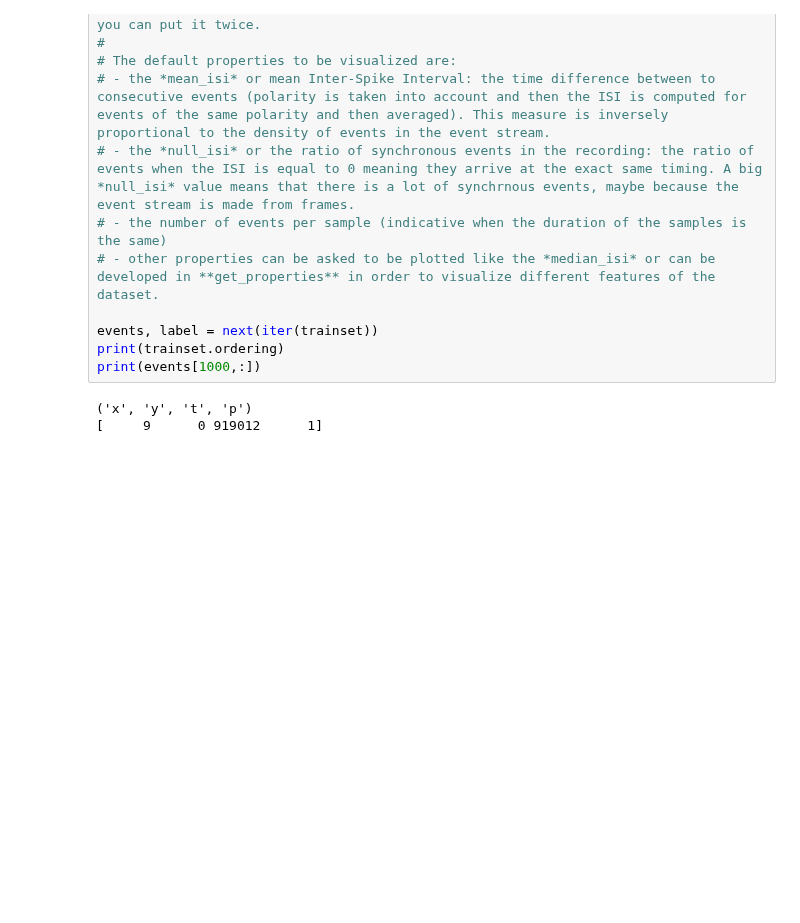
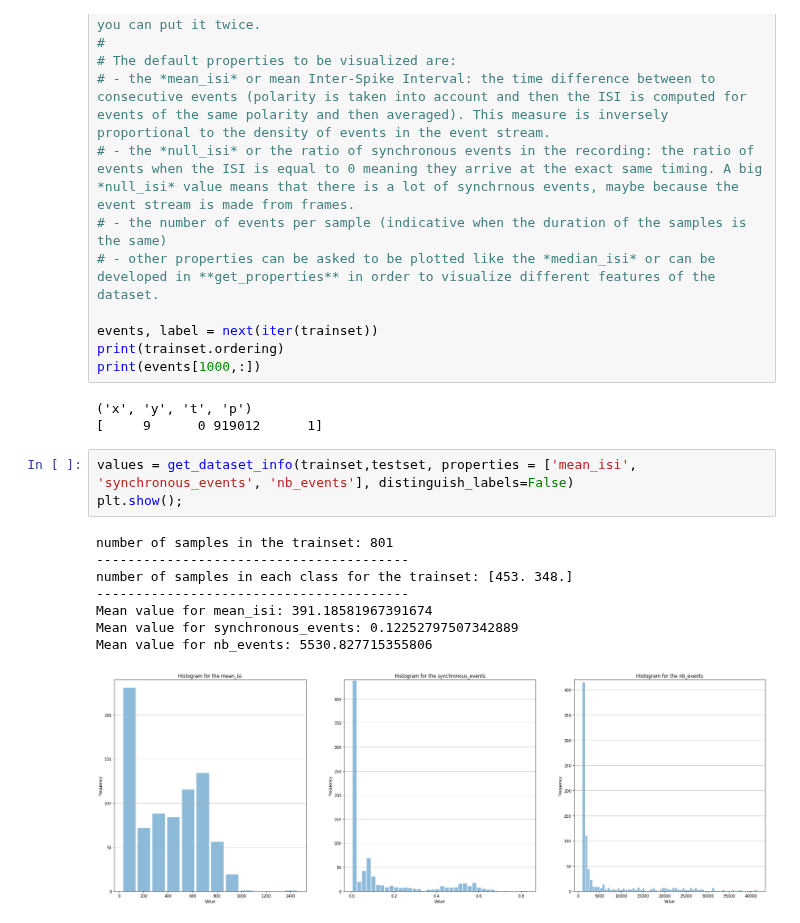
Before and after one commit to AntoineGrimaldi/aprovhots, a Jupyter notebook: tutorials/TUTORIAL_2ter_DVS128_AEDAT.ipynb, the cells around one changed output. Saved outputs shown, nothing was run; the diff lists cells and outputs as text; blank space fills up the shorter version.

```diff
--- a/tutorials/TUTORIAL_2ter_DVS128_AEDAT.ipynb
+++ b/tutorials/TUTORIAL_2ter_DVS128_AEDAT.ipynb
@@ -59,5 +59,17 @@ print(events[1000,:])
 # %% [output]
 ('x', 'y', 't', 'p')
 [     9      0 919012      1]
+# %%
+values = get_dataset_info(trainset,testset, properties = ['mean_isi', 'synchronous_events', 'nb_events'], distinguish_labels=False)
+plt.show();
+# %% [output]
+number of samples in the trainset: 801
+----------------------------------------
+number of samples in each class for the trainset: [453. 348.]
+----------------------------------------
+Mean value for mean_isi: 391.18581967391674
+Mean value for synchronous_events: 0.12252797507342889
+Mean value for nb_events: 5530.827715355806
+[figure, added]
 # %%
 import matplotlib.pyplot as plt
```
Also changed, not shown: parts of 2 cells of this notebook, 3 other files.
